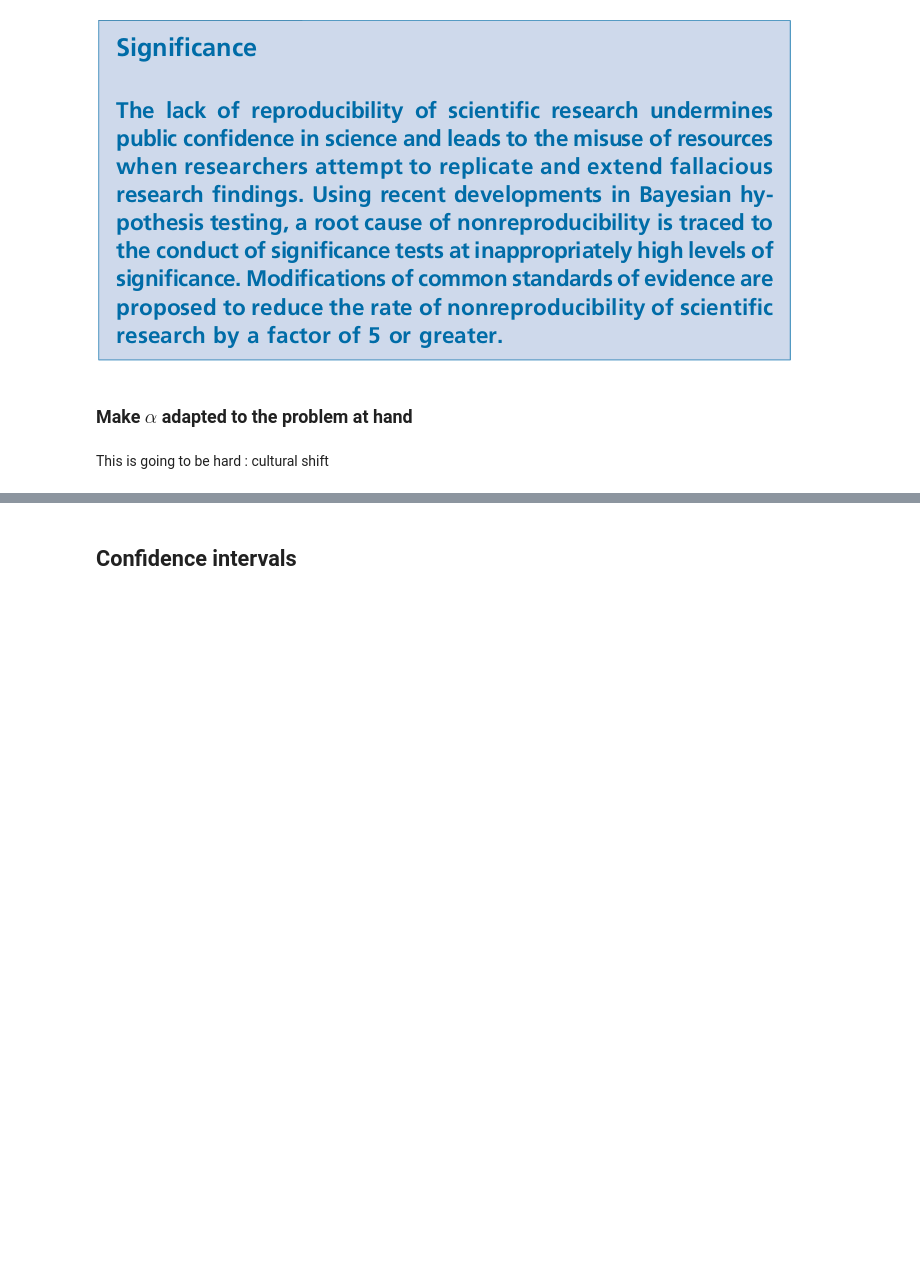
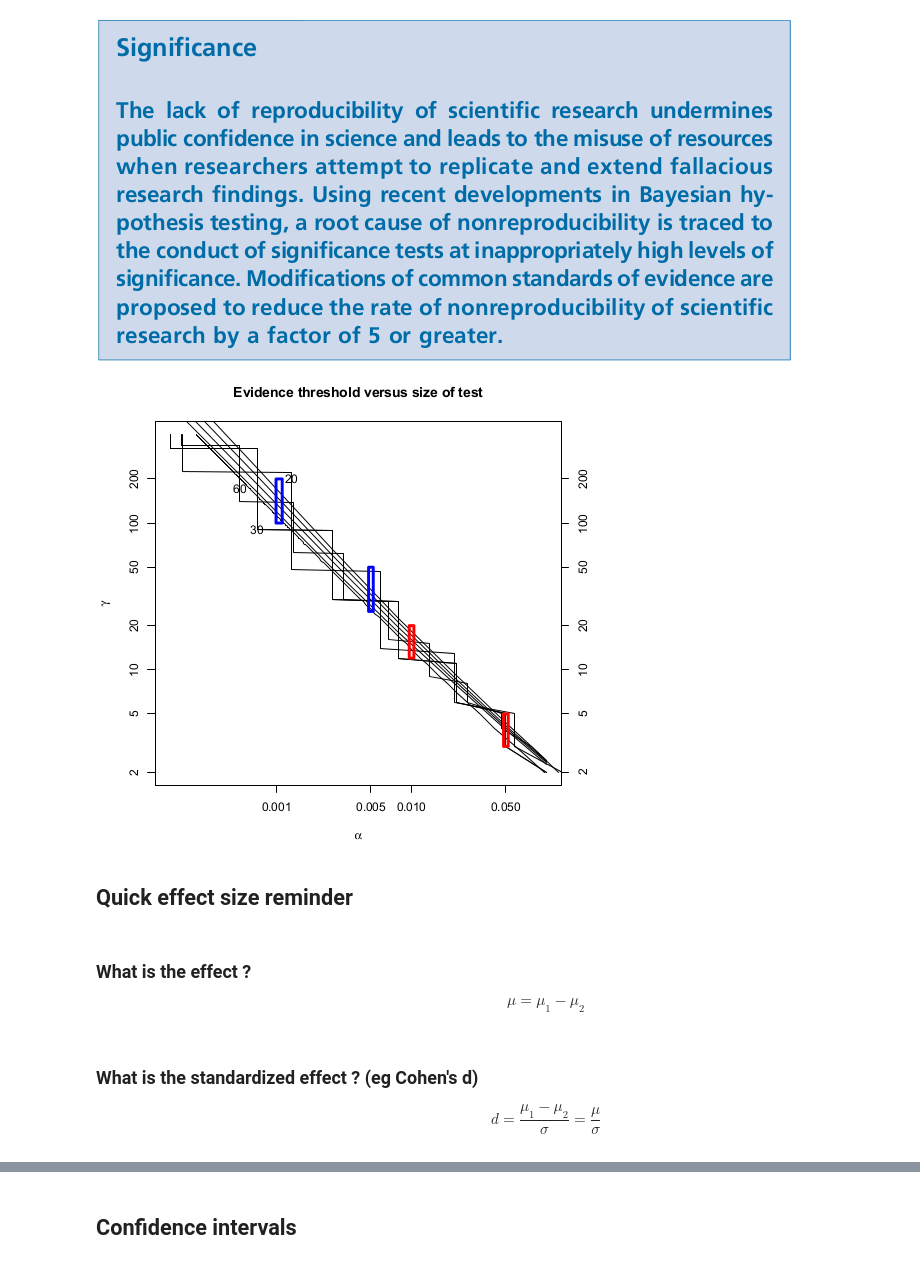
Before and after one commit to yukaizou2015/module-stats, a Jupyter notebook: notebooks/evil-p.ipynb, the cells around one changed output, grey strips where cells are left out. Drawn from its saved outputs; the diff is of its cells as text; code cells hidden in the pictures; blank space fills up the shorter version.

```diff
--- a/notebooks/evil-p.ipynb
+++ b/notebooks/evil-p.ipynb
@@ -117,7 +119,18 @@ Image('./figures/johnson_PNAS_2013_significance.png')
 # %% [output]
 Johnson, V.E. (2013). Revised standards for statistical evidence. PNAS 110, 19313–19317.
 [figure]
-# %% [markdown]
-### Make $\alpha$ adapted to the problem at hand
-# %% [markdown]
-This is going to be hard : cultural shift
+# %%
+Image('./figures/johnson_PNAS_2013_pval_bayefct.png')
+# %% [output]
+[figure, added]
+# %% [markdown]
+## Quick effect size reminder
+# %% [markdown]
+### What is the effect ?
+
+
+$$\hspace{3cm}\mu = \mu_1 - \mu_2$$
+# %% [markdown]
+### What is the standardized effect ? (eg Cohen's d)
+
+$$\hspace{3cm}d = \frac{\mu_1 - \mu_2}{\sigma} = \frac{\mu}{\sigma}$$
```
Also changed, not shown: parts of 7 cells of this notebook, 3 other files.
